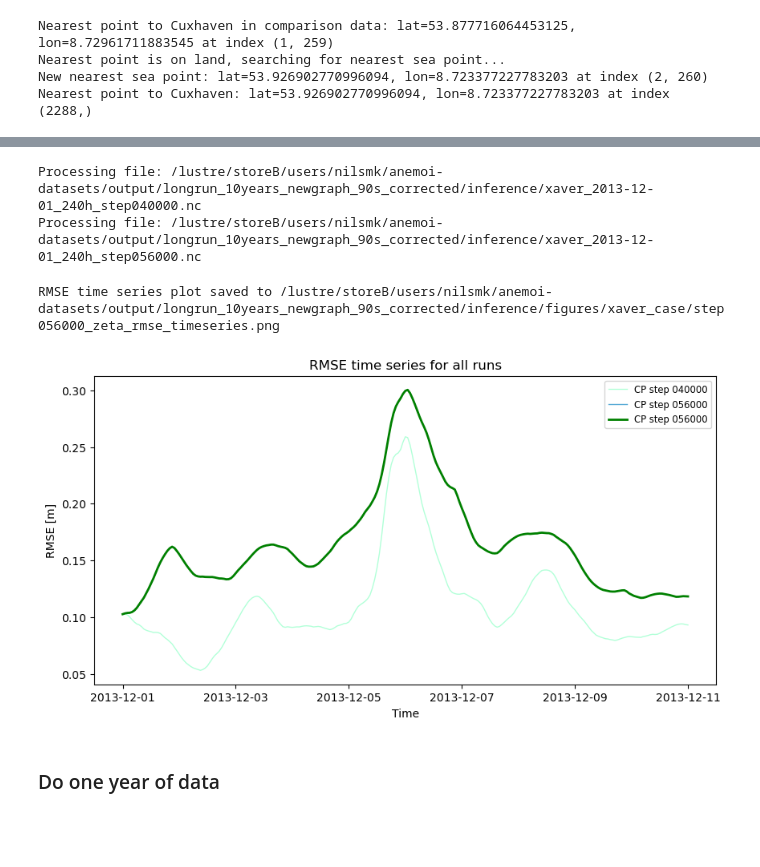
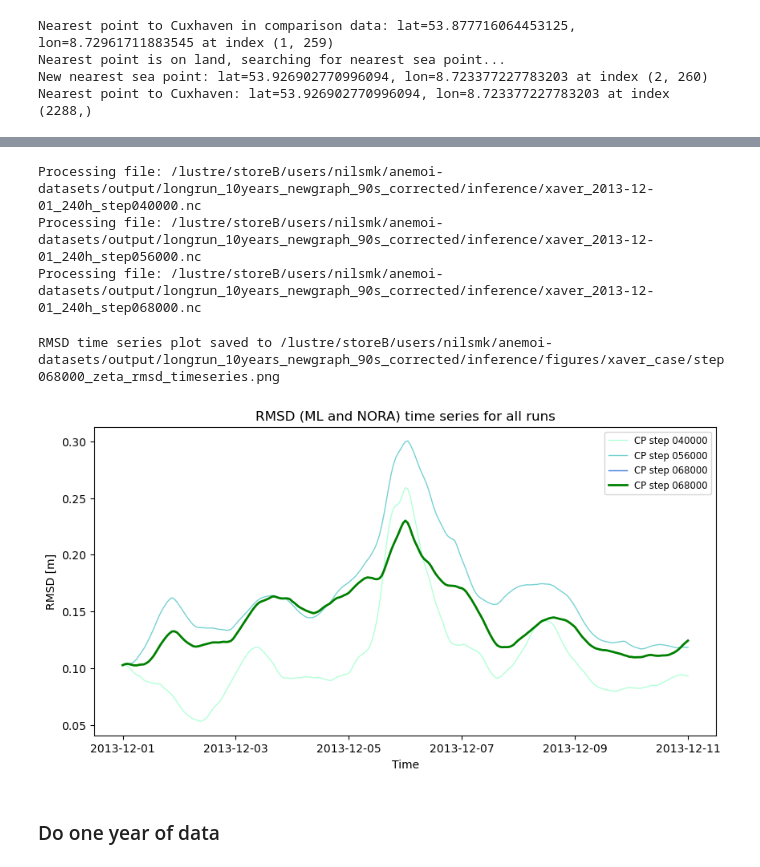
Before and after one commit to nilsmkMET/anemoi-stormsurge, a Jupyter notebook: notebooks/plot_netcdf.ipynb, the cells around one changed output, grey strips where cells are left out. Drawn from its saved outputs; the diff is of its cells as text; code cells hidden in the pictures; blank space fills up the shorter version.

```diff
--- a/notebooks/plot_netcdf.ipynb
+++ b/notebooks/plot_netcdf.ipynb
@@ -14,15 +14,15 @@ read_one_case = True
 # %%
 if read_one_case:
     # Xaver case:
-    step = '057000'
+    step = '068000'
     # ifile = f'/lustre/storeB/users/nilsmk/anemoi-datasets/output/longrun_10years/inference/xaver_2013-12-01_240h_step{step}.nc'
     # odir  = '/lustre/storeB/users/nilsmk/anemoi-datasets/output/longrun_10years/inference/figures/xaver_case'
     # ifile = f'/lustre/storeB/users/nilsmk/anemoi-datasets/output/longrun_10years_newgraph/inference/xaver_2013-12-01_240h_step{step}.nc'
     # odir  = '/lustre/storeB/users/nilsmk/anemoi-datasets/output/longrun_10years_newgraph/inference/figures/xaver_case'
-    ifile = f'/lustre/storeB/users/nilsmk/anemoi-datasets/output/longrun_10years_newgraph_90s_uncorr/inference/xaver_2013-12-01_240h_step{step}.nc'
-    odir  = '/lustre/storeB/users/nilsmk/anemoi-datasets/output/longrun_10years_newgraph_90s_uncorr/inference/figures/xaver_case'
-    # ifile = f'/lustre/storeB/users/nilsmk/anemoi-datasets/output/longrun_10years_newgraph_90s_corrected/inference/xaver_2013-12-01_240h_step{step}.nc'
-    # odir  = '/lustre/storeB/users/nilsmk/anemoi-datasets/output/longrun_10years_newgraph_90s_corrected/inference/figures/xaver_case'
+    # ifile = f'/lustre/storeB/users/nilsmk/anemoi-datasets/output/longrun_10years_newgraph_90s_uncorr/inference/xaver_2013-12-01_240h_step{step}.nc'
+    # odir  = '/lustre/storeB/users/nilsmk/anemoi-datasets/output/longrun_10years_newgraph_90s_uncorr/inference/figures/xaver_case'
+    ifile = f'/lustre/storeB/users/nilsmk/anemoi-datasets/output/longrun_10years_newgraph_90s_corrected/inference/xaver_2013-12-01_240h_step{step}.nc'
+    odir  = '/lustre/storeB/users/nilsmk/anemoi-datasets/output/longrun_10years_newgraph_90s_corrected/inference/figures/xaver_case'
     prefix = f'step{step}_'
 else:
     odir = '/lustre/storeB/users/nilsmk/anemoi-datasets/output/longrun_10years/inference/figures/'
@@ -232,14 +232,17 @@ if True:
         nc = xr.open_dataset(file)
         zeta = nc.zeta
         time = nc.time
+        zeta_series = zeta[:, min_index[0]].values
         # Calculate RMSE for this time series compared to the comparison data
-        zeta_c_series = zeta_c[time_indices, min_index_c[0], min_index_c[1]].values
-        zeta_series = zeta[:, min_index[0]].values
-        rmse = np.sqrt(np.mean((zeta_series - zeta_c_series)**2))
-        print(f'RMSE for step {file[-9:-3]}: {rmse:.4f} m')
+        if 'comparewith2' in locals():
+            zeta_c_series = zeta_c2[time_indices, min_index_c[0], min_index_c[1]]
+        else:
+            zeta_c_series = zeta_c[time_indices, min_index_c[0], min_index_c[1]]
+        rmse = np.sqrt(np.mean((zeta_series - zeta_c_series.values)**2))
         ax.plot(time, zeta[:, min_index[0]], label=f'Inference CP step {file[-9:-3]}, ({rmse:.2f}m)', lw=1, alpha=0.7)
         # Plot the comparison data time series
-        ax.plot(time_c[time_indices], zeta_c[time_indices, min_index_c[0], min_index_c[1]], label='NORA Surge (comparison)', lw=2, color='k')
+        ax.plot(time_c[time_indices], zeta_c_series, label='NORA Surge (comparison)', lw=2, color='k')
+        print(f'RMSE for step {file[-9:-3]}: {rmse:.4f} m')
         ax.set_title(f'Time series at {staname} (lat={sta_lat}, lon={sta_lon})')
         ax.set_xlabel('Time')
         ax.set_ylabel('zeta [m]')
@@ -264,27 +269,28 @@ for ifile_idx, ifile in enumerate(ifiles):
 # %% [output]
 Processing file: /lustre/storeB/users/nilsmk/anemoi-datasets/output/longrun_10years_newgraph_90s_corrected/inference/xaver_2013-12-01_240h_step040000.nc
 Processing file: /lustre/storeB/users/nilsmk/anemoi-datasets/output/longrun_10years_newgraph_90s_corrected/inference/xaver_2013-12-01_240h_step056000.nc
+Processing file: /lustre/storeB/users/nilsmk/anemoi-datasets/output/longrun_10years_newgraph_90s_corrected/inference/xaver_2013-12-01_240h_step068000.nc
 # %%
 # Plot the RMSE time series for all runs, color them by the CP step using viridis colormap
 import matplotlib.cm as cm
 fig, ax = plt.subplots(figsize=(10, 5))
 for ifile_idx, ifile in enumerate(ifiles):
     # alpha = (ifile_idx+1)/len(ifiles)
     alpha = 0.3 + 0.7*(ifile_idx/len(ifiles))
     color = cm.winter_r(ifile_idx/len(ifiles))
     ax.plot(time, rmse[ifile_idx, :], label=f'CP step {ifile[-9:-3]}', lw=1, alpha=alpha, color=color)
     if ifile_idx == len(ifiles)-1:
         ax.plot(time, rmse[ifile_idx, :], label=f'CP step {ifile[-9:-3]}', lw=2, color='g')
-ax.set_title(f'RMSE time series for all runs')
+ax.set_title(f'RMSD (ML and NORA) time series for all runs')
 ax.set_xlabel('Time')
-ax.set_ylabel('RMSE [m]')
+ax.set_ylabel('RMSD [m]')
 ax.legend(fontsize='small')
-plt.savefig(os.path.join(odir, f'{prefix}zeta_rmse_timeseries.png'), dpi=100)
-print(f'RMSE time series plot saved to {os.path.join(odir, f"{prefix}zeta_rmse_timeseries.png")}')
+plt.savefig(os.path.join(odir, f'{prefix}zeta_rmsd_timeseries.png'), dpi=100)
+print(f'RMSD time series plot saved to {os.path.join(odir, f"{prefix}zeta_rmsd_timeseries.png")}')
 plt.show()
 # %% [output]
-RMSE time series plot saved to /lustre/storeB/users/nilsmk/anemoi-datasets/output/longrun_10years_newgraph_90s_corrected/inference/figures/xaver_case/step056000_zeta_rmse_timeseries.png
+RMSD time series plot saved to /lustre/storeB/users/nilsmk/anemoi-datasets/output/longrun_10years_newgraph_90s_corrected/inference/figures/xaver_case/step068000_zeta_rmsd_timeseries.png
-[figure, old version]
+[figure, new version]
 # %% [markdown]
 ### Do one year of data
 # %%
```
Also changed, not shown: parts of 8 cells of this notebook, 2 other files.
